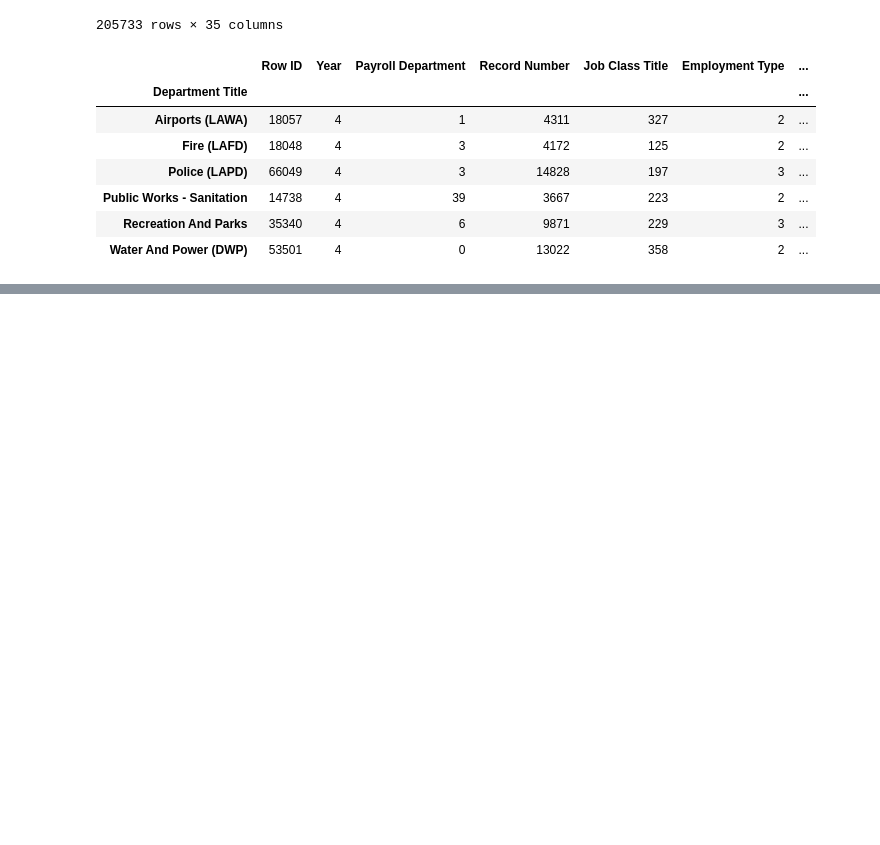
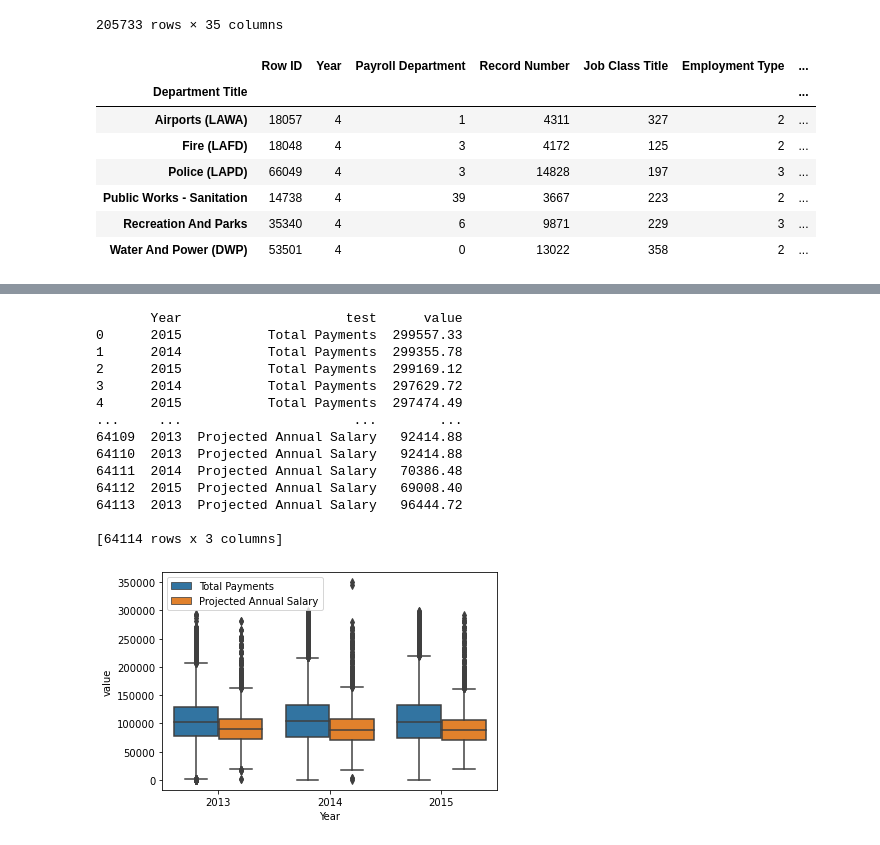
Before and after one commit to harikapeddi/Los_Angeles_Data_Project1, a Jupyter notebook: Salary_Harika_Water&Power.ipynb, the cells around one changed output, grey strips where cells are left out. Drawn from its saved outputs; the diff is of its cells as text; code cells hidden in the pictures; blank space fills up the shorter version.

```diff
--- a/Salary_Harika_Water&Power.ipynb
+++ b/Salary_Harika_Water&Power.ipynb
@@ -51,0 +132,21 @@ Water_Power_df
+# %%
+dd=pd.melt(Water_Power_df,id_vars=['Year'],value_vars=['Total Payments','Projected Annual Salary'],var_name='test')
+sns.boxplot(x='Year',y='value',data=dd,hue='test')
+plt.legend(loc='upper left')
+print(dd)
+# %% [output]
+       Year                     test      value
+0      2015           Total Payments  299557.33
+1      2014           Total Payments  299355.78
+2      2015           Total Payments  299169.12
+3      2014           Total Payments  297629.72
+4      2015           Total Payments  297474.49
+...     ...                      ...        ...
+64109  2013  Projected Annual Salary   92414.88
+64110  2013  Projected Annual Salary   92414.88
+64111  2014  Projected Annual Salary   70386.48
+64112  2015  Projected Annual Salary   69008.40
+64113  2013  Projected Annual Salary   96444.72
+
+[64114 rows x 3 columns]
+[figure, added]
```
Also changed, not shown: parts of 15 cells of this notebook, 1 other file.
